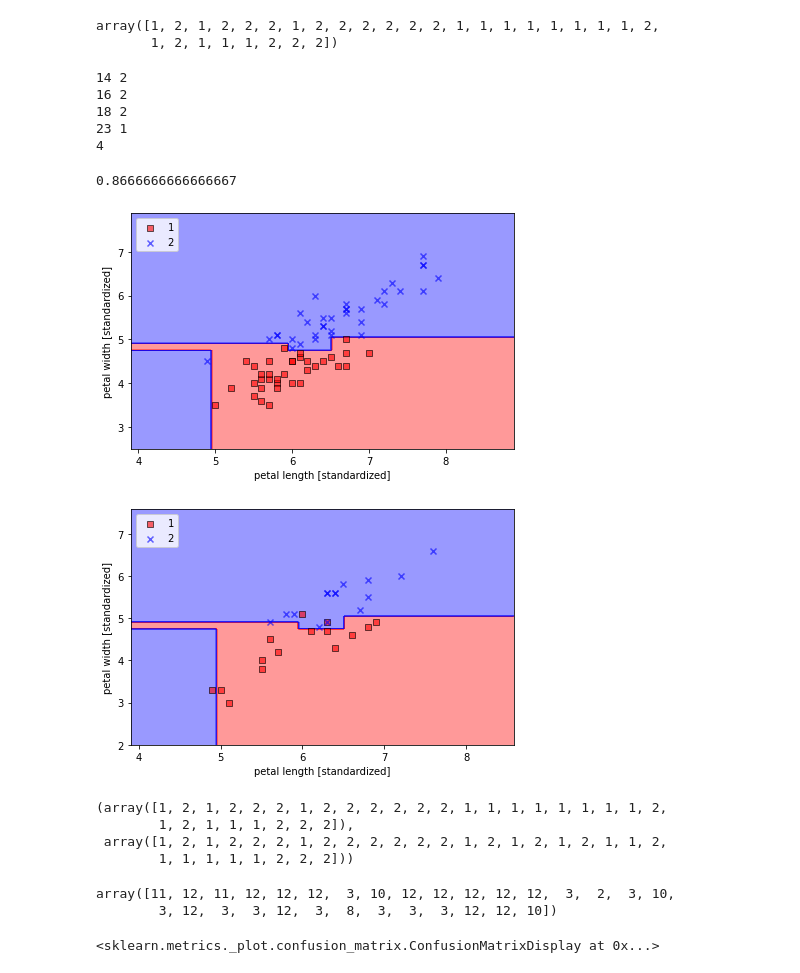
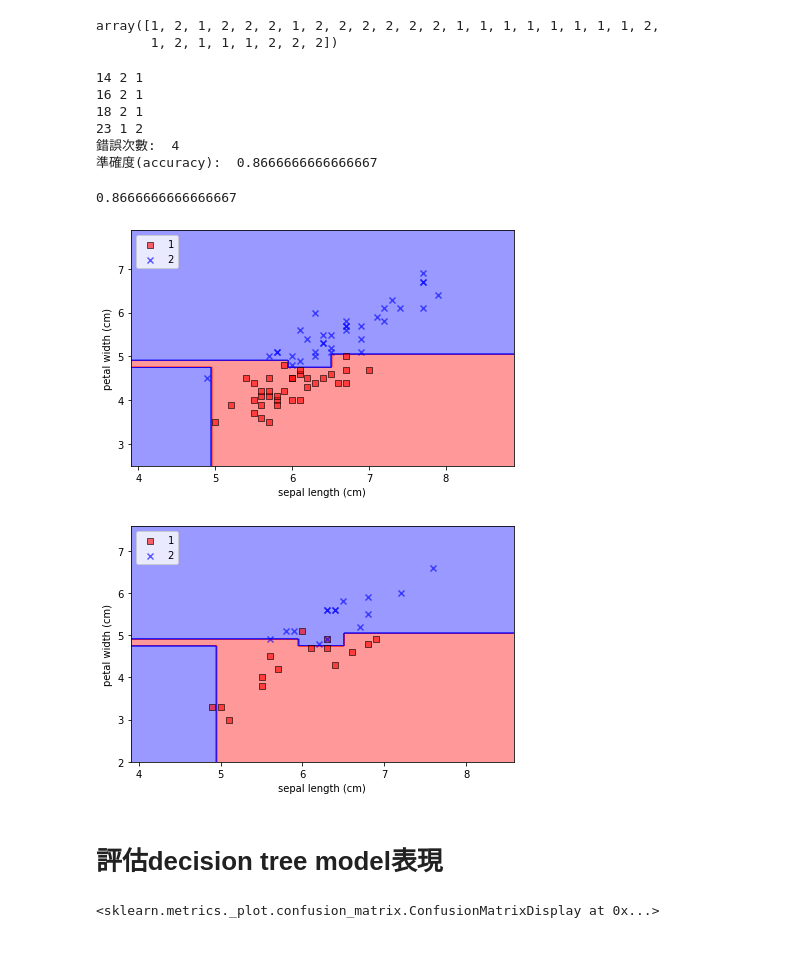
Before and after one commit to yehjames/NTU_DAC_ML, a Jupyter notebook: 第二堂/第二堂 決策樹(Decision Tree), 隨機森林(Random Forest), 梯度提升決策樹(GBDT)實作.ipynb, the cells around one changed output. Saved outputs shown, nothing was run; the diff lists cells and outputs as text; code cells hidden in the pictures.

```diff
--- a/第二堂/第二堂 決策樹(Decision Tree), 隨機森林(Random Forest), 梯度提升決策樹(GBDT)實作.ipynb
+++ b/第二堂/第二堂 決策樹(Decision Tree), 隨機森林(Random Forest), 梯度提升決策樹(GBDT)實作.ipynb
@@ -66,13 +97,15 @@ array([1, 2, 1, 2, 2, 2, 1, 2, 2, 2, 2, 2, 2, 1, 1, 1, 1, 1, 1, 1, 1, 2,
 error = 0
 for i, v in enumerate(tree.predict(X_test)):
     if v!= y_test['target'].values[i]:
-        print(i,v)
+        print(i,v, y_test['target'].values[i])
         error+=1
-print(error)
+print("錯誤次數: ", error)
+print("準確度(accuracy): ", (len(X_test)-error)/len(X_test))
 # %% [output]
-14 2
-16 2
-18 2
-23 1
-4
+14 2 1
+16 2 1
+18 2 1
+23 1 2
+錯誤次數:  4
+準確度(accuracy):  0.8666666666666667
 # %%
@@ -111,34 +116,25 @@ def plot_decision_regions(X, y, classifier, test_idx=None, resolution=0.02):
 # %%
+# show training data
 plot_decision_regions(X_train.values, y_train['target'].values, classifier=tree)
-plt.xlabel('petal length [standardized]')
-plt.ylabel('petal width [standardized]')
+plt.xlabel('sepal length (cm)')
+plt.ylabel('petal width (cm)')
 plt.legend(loc='upper left')
 plt.tight_layout()
 plt.show()
 # %% [output]
-[figure, old version]
+[figure, new version]
 # %%
+# show testing data
 plot_decision_regions(X_test.values, y_test['target'].values, classifier=tree)
-plt.xlabel('petal length [standardized]')
-plt.ylabel('petal width [standardized]')
+plt.xlabel('sepal length (cm)')
+plt.ylabel('petal width (cm)')
 plt.legend(loc='upper left')
 plt.tight_layout()
 plt.show()
 # %% [output]
-[figure, old version]
+[figure, new version]
-# %%
-y_test['target'].values, tree.predict(X_test.values)
-# %% [output]
-(array([1, 2, 1, 2, 2, 2, 1, 2, 2, 2, 2, 2, 2, 1, 1, 1, 1, 1, 1, 1, 1, 2,
-        1, 2, 1, 1, 1, 2, 2, 2]),
- array([1, 2, 1, 2, 2, 2, 1, 2, 2, 2, 2, 2, 2, 1, 2, 1, 2, 1, 2, 1, 1, 2,
-        1, 1, 1, 1, 1, 2, 2, 2]))
-# %%
-# 看樹葉位置
-tree.apply(X_test.values)
-# %% [output]
-array([11, 12, 11, 12, 12, 12,  3, 10, 12, 12, 12, 12, 12,  3,  2,  3, 10,
-        3, 12,  3,  3, 12,  3,  8,  3,  3,  3, 12, 12, 10])
+# %% [markdown]
+# 評估decision tree model表現
 # %%
 plot_confusion_matrix(tree, X_test.values, y_test['target'].values, cmap=plt.cm.Blues)
 # %% [output]
```
Also changed, not shown: parts of 40 cells of this notebook, 2 other files.
